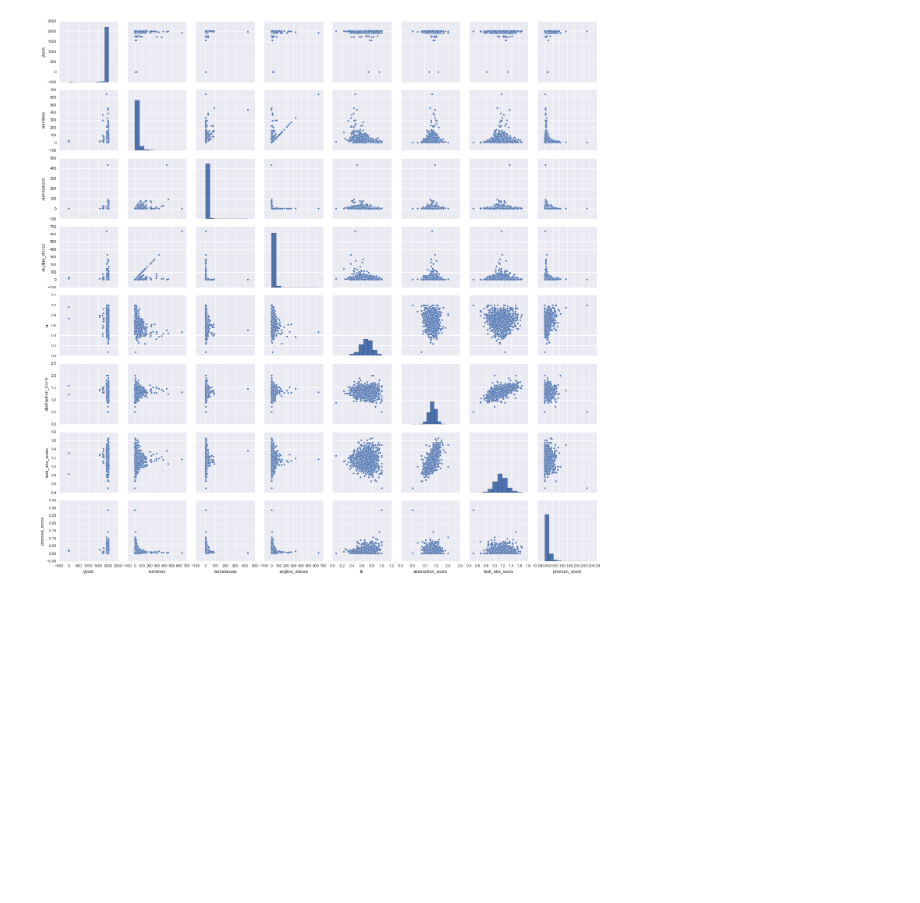
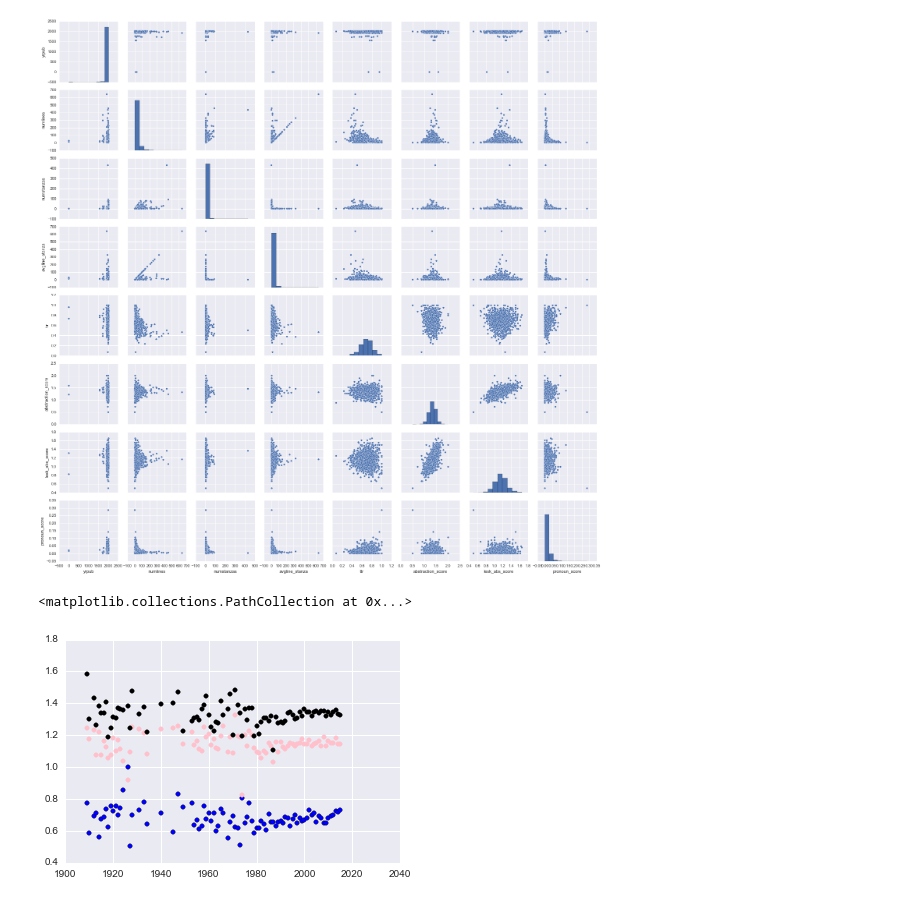
Before and after one commit to huiruru/FinalProject, a Jupyter notebook: ScratchPad/PoemTextAnalysis.ipynb, the cells around one changed output. Saved outputs shown, nothing was run; the diff lists cells and outputs as text; code cells hidden in the pictures; blank space fills up the shorter version.

```diff
--- a/ScratchPad/PoemTextAnalysis.ipynb
+++ b/ScratchPad/PoemTextAnalysis.ipynb
@@ -227,0 +391,8 @@ pd.set_option('display.max_columns',60)
+# %%
+poemdf.dtypes
+
+fullcols = ['primary_tag','dead','yrpub','age_yrpub', 'numlines','numstanzas', 'avgline_stanza','ttr','abstraction_score','lesk_abs_score','pronoun_score','title_lesk_abs']
+
+cols = ['yrpub', 'numlines','numstanzas', 'avgline_stanza','ttr','abstraction_score','lesk_abs_score','pronoun_score']
+cleandf = poemdf[cols]
+cleandf2 = poemdf[fullcols]
@@ -231,3 +412,18 @@ sns.pairplot(a)
 # %% [output]
 <seaborn.axisgrid.PairGrid at 0x...>
 [figure]
+# %%
+aggrecols = ['age_yrpub', 'numlines','numstanzas', 'avgline_stanza','ttr','abstraction_score','lesk_abs_score','pronoun_score','title_lesk_abs']
+
+visdf = cleandf2.groupby(['yrpub'])[aggrecols].mean()
+# %%
+#drop that some irrelevant rows
+visdf = visdf[-87:]
+# visdf.head()
+# %%
+plt.scatter(visdf.index, visdf['ttr'])
+plt.scatter(visdf.index, visdf['lesk_abs_score'], color = 'pink')
+plt.scatter(visdf.index, visdf['abstraction_score'], color = 'black')
+# %% [output]
+<matplotlib.collections.PathCollection at 0x...>
+[figure, added]
```
Also changed, not shown: parts of 59 cells of this notebook, 3 other files.
